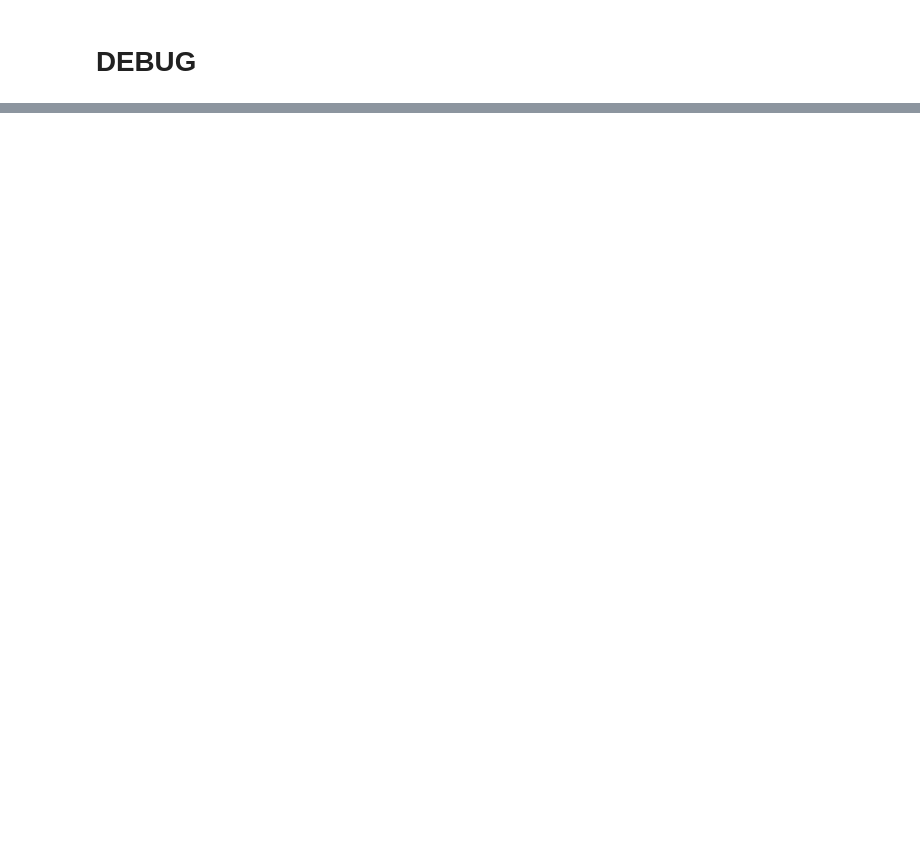
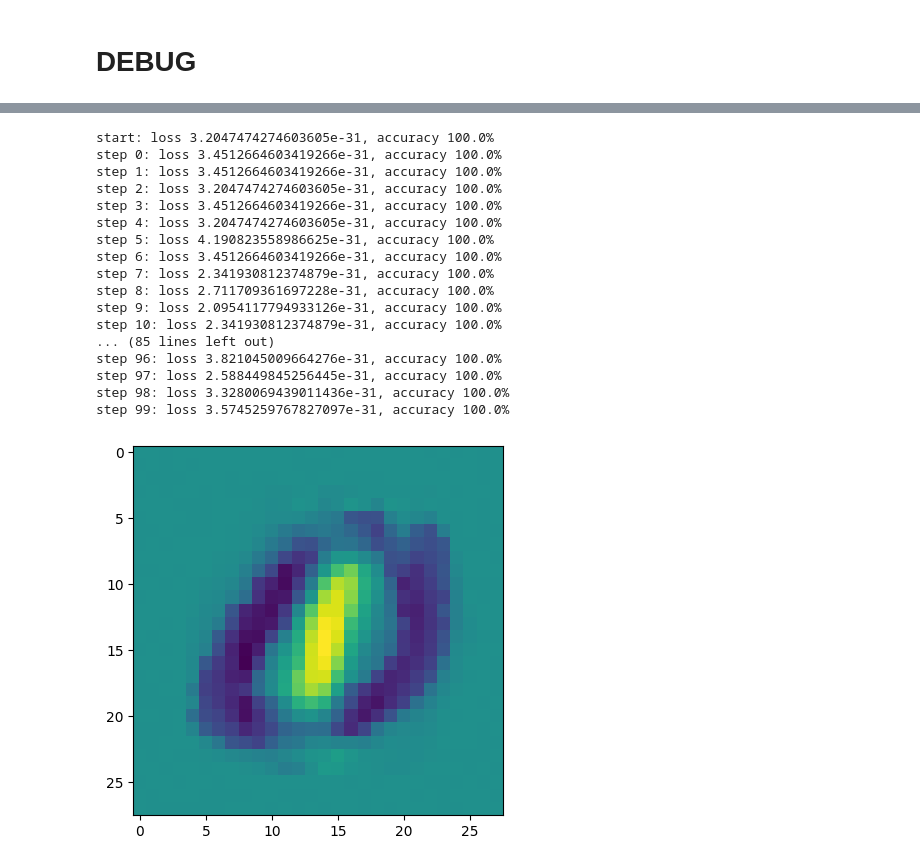
Before and after one commit to AndreyE/micrograd, a Jupyter notebook: mnist.ipynb, the cells around one changed output, grey strips where cells are left out. Drawn from its saved outputs; the diff is of its cells as text; code cells hidden in the pictures; blank space fills up the shorter version.

```diff
--- a/mnist.ipynb
+++ b/mnist.ipynb
@@ -265,0 +262,22 @@ step 0: loss 0.0, accuracy 100.0%
+# %%
+model, total_loss, accuracy = get_model_for(SELECTED_CLASSES, BATCH, 100, model, esat=0.0)
+draw_neuron(model, -1)
+# %% [output]
+start: loss 3.2047474274603605e-31, accuracy 100.0%
+step 0: loss 3.4512664603419266e-31, accuracy 100.0%
+step 1: loss 3.4512664603419266e-31, accuracy 100.0%
+step 2: loss 3.2047474274603605e-31, accuracy 100.0%
+step 3: loss 3.4512664603419266e-31, accuracy 100.0%
+step 4: loss 3.2047474274603605e-31, accuracy 100.0%
+step 5: loss 4.190823558986625e-31, accuracy 100.0%
+step 6: loss 3.4512664603419266e-31, accuracy 100.0%
+step 7: loss 2.341930812374879e-31, accuracy 100.0%
+step 8: loss 2.711709361697228e-31, accuracy 100.0%
+step 9: loss 2.0954117794933126e-31, accuracy 100.0%
+step 10: loss 2.341930812374879e-31, accuracy 100.0%
+... (85 lines left out)
+step 96: loss 3.821045009664276e-31, accuracy 100.0%
+step 97: loss 2.588449845256445e-31, accuracy 100.0%
+step 98: loss 3.3280069439011436e-31, accuracy 100.0%
+step 99: loss 3.5745259767827097e-31, accuracy 100.0%
+[figure, added]
```
Also changed, not shown: parts of 7 cells of this notebook, 2 other files.
